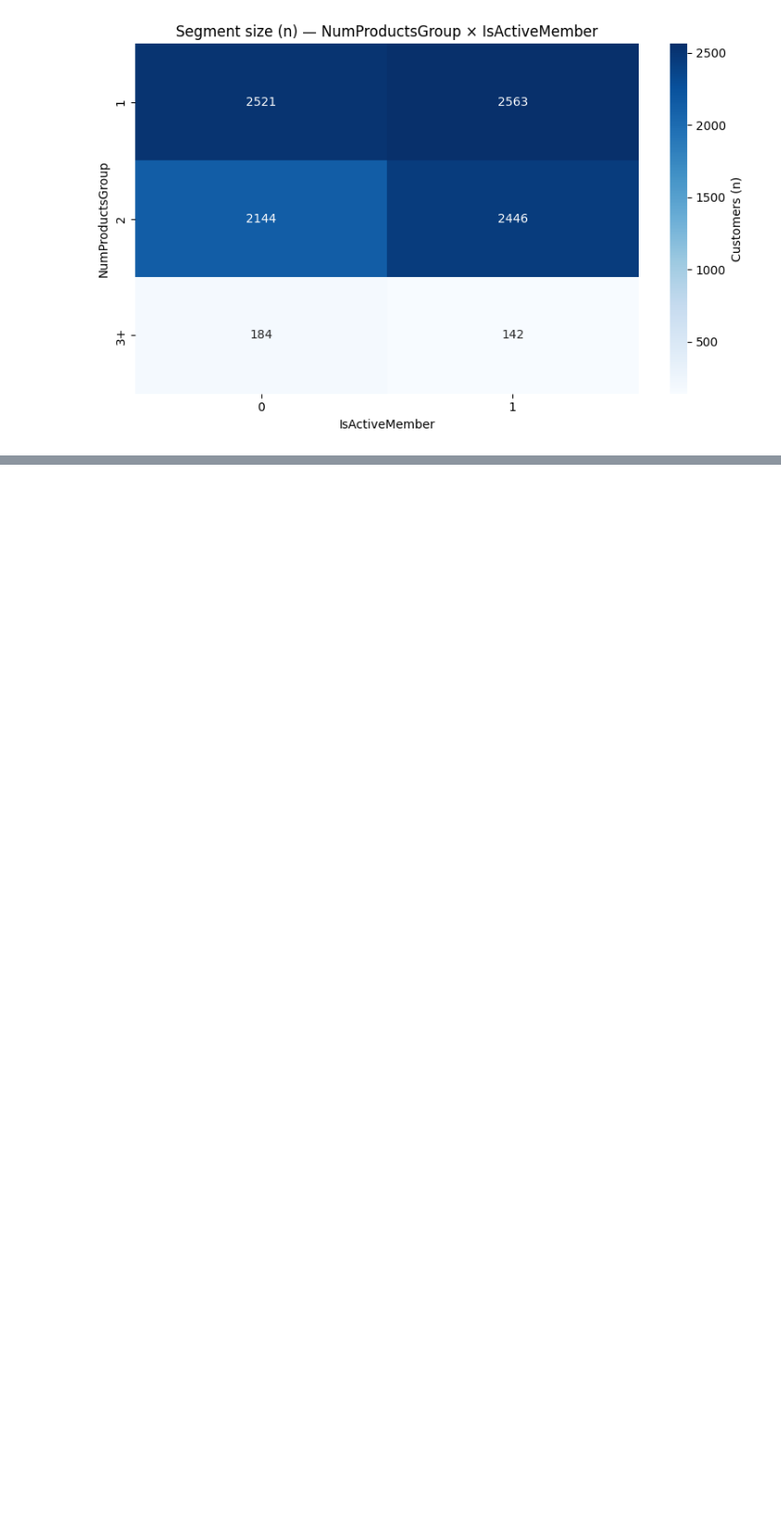
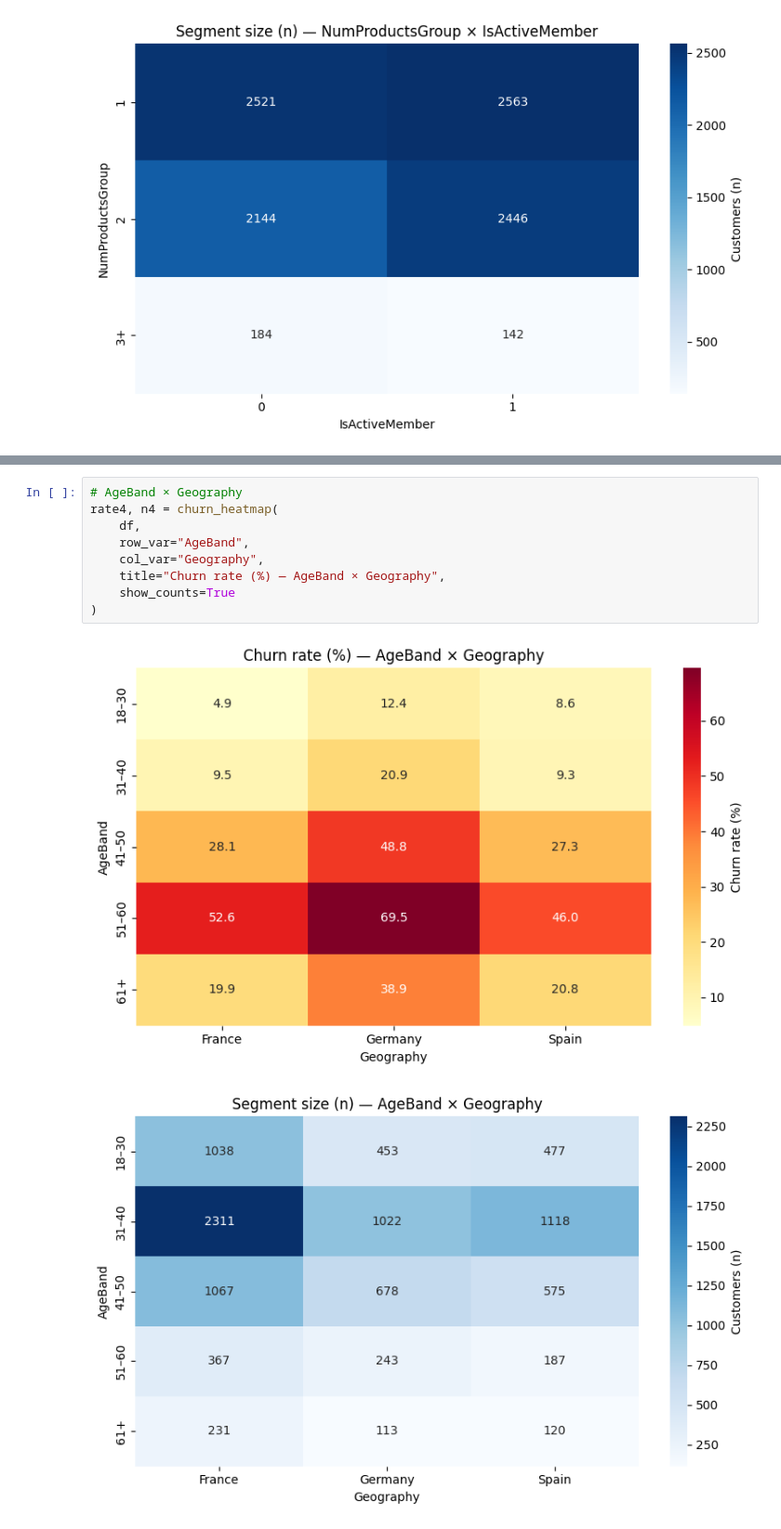
Before and after one commit to lost-95/customer-churn-banking, a Jupyter notebook: notebooks/customerChurnPredictionEda.ipynb, the cells around one changed output, grey strips where cells are left out. Shown at 93% size. Drawn from its saved outputs; the diff is of its cells as text; blank space fills up the shorter version.

```diff
--- a/notebooks/customerChurnPredictionEda.ipynb
+++ b/notebooks/customerChurnPredictionEda.ipynb
@@ -932,0 +965,12 @@ Write 5–7 findings max. Each finding must include:
+# %%
+# AgeBand × Geography
+rate4, n4 = churn_heatmap(
+    df,
+    row_var="AgeBand",
+    col_var="Geography",
+    title="Churn rate (%) — AgeBand × Geography",
+    show_counts=True
+)
+# %% [output]
+[figure, added]
+[figure, added]
```
Also changed, not shown: parts of 16 cells of this notebook, 1 other file.
